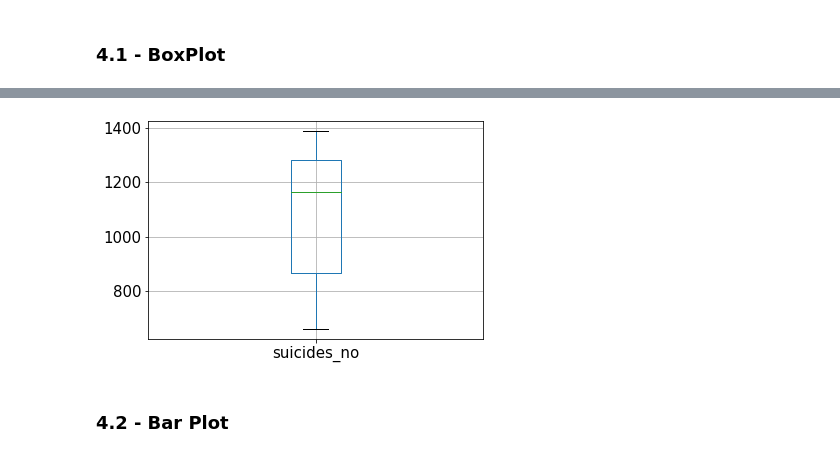
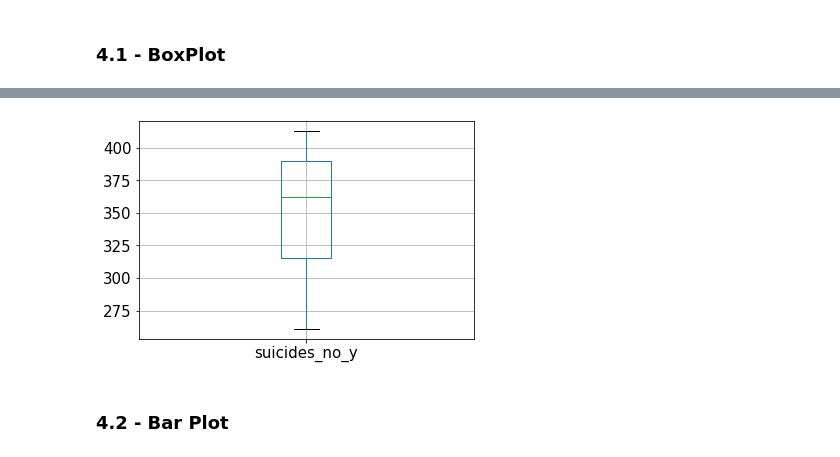
Before and after one commit to moisesmember/python_project, a Jupyter notebook: other/aula_estatistica_descritiva_two.ipynb, the cells around one changed output, grey strips where cells are left out. Saved outputs shown, nothing was run; the diff lists cells and outputs as text; code cells hidden in the pictures.

Commit message:
dataset female - cont

```diff
--- a/other/aula_estatistica_descritiva_two.ipynb
+++ b/other/aula_estatistica_descritiva_two.ipynb
@@ -306,7 +353,7 @@ for index, row in dataset_work.iterrows():
 # %%
-boxplot = dataset_work.boxplot(column=['suicides_no'],fontsize=15)
+boxplot_male = table_suicidio.boxplot(column=['suicides_no_y'],fontsize=15) # feminino
 # %% [output]
-[figure, old version]
+[figure, new version]
 # %% [markdown]
 <h3>4.2 - Bar Plot</h3>
 # %%
```
Also changed, not shown: parts of 14 cells of this notebook.
